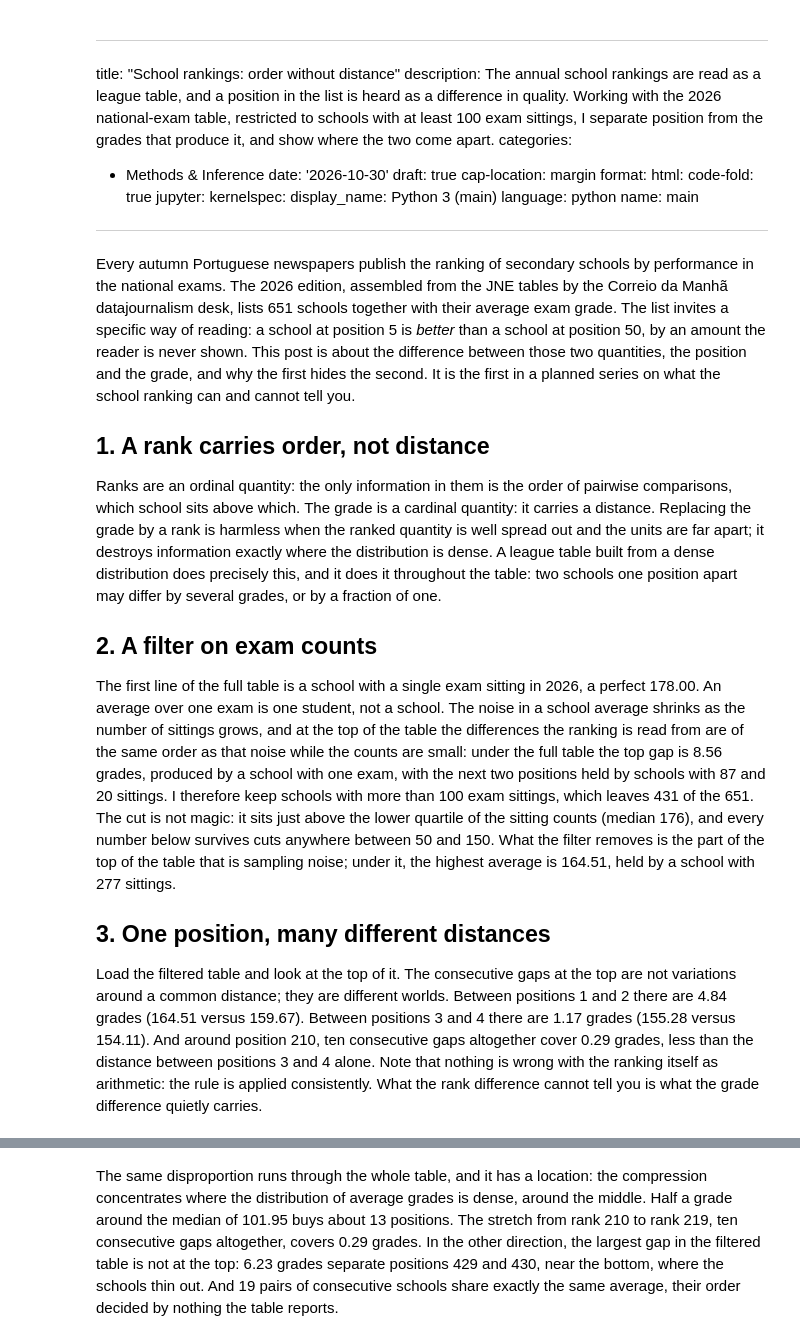
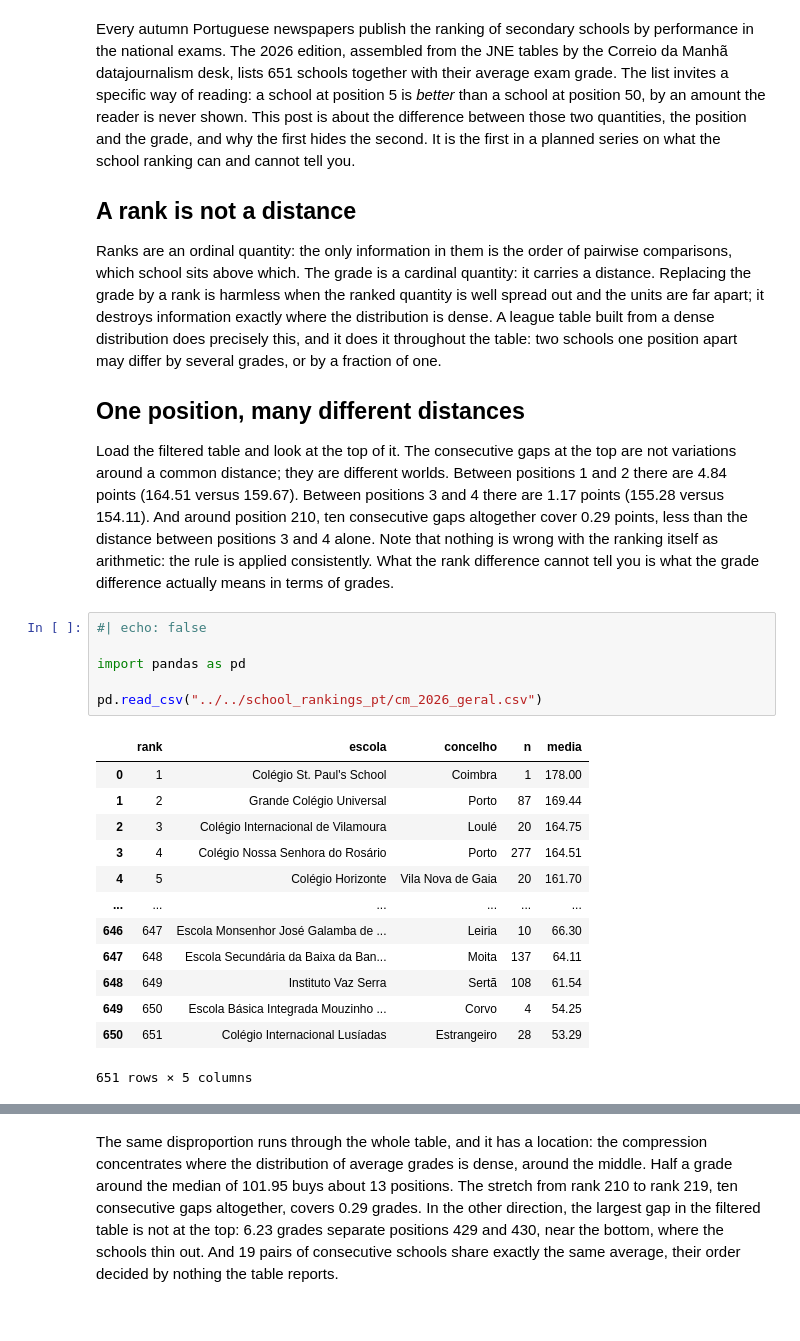
Before and after one commit to tpaixao/tpaixao.github.io, a Jupyter notebook: blog/school-rankings-rank-vs-mark.ipynb, the cells around one changed output, grey strips where cells are left out. Cells and saved outputs as stored; diff of their text form.

Commit message:
school rankings blog post posting

```diff
--- a/blog/school-rankings-rank-vs-mark.ipynb
+++ b/blog/school-rankings-rank-vs-mark.ipynb
@@ -1,34 +19,31 @@
 # %% [markdown]
----
-title: "School rankings: order without distance"
-description: The annual school rankings are read as a league table, and a position in the list is heard as a difference in quality. Working with the 2026 national-exam table, restricted to schools with at least 100 exam sittings, I separate position from the grades that produce it, and show where the two come apart.
-categories:
-- Methods & Inference
-date: '2026-10-30'
-draft: true
-cap-location: margin
-format:
-  html:
-    code-fold: true
-jupyter:
-  kernelspec:
-    display_name: Python 3 (main)
-    language: python
-    name: main
----
-
-
 Every autumn Portuguese newspapers publish the ranking of secondary schools by performance in the national exams. The 2026 edition, assembled from the JNE tables by the Correio da Manhã datajournalism desk, lists 651 schools together with their average exam grade. The list invites a specific way of reading: a school at position 5 is *better* than a school at position 50, by an amount the reader is never shown. This post is about the difference between those two quantities, the position and the grade, and why the first hides the second. It is the first in a planned series on what the school ranking can and cannot tell you.
 
-## 1. A rank carries order, not distance
+## A rank is not a distance
 
 Ranks are an ordinal quantity: the only information in them is the order of pairwise comparisons, which school sits above which. The grade is a cardinal quantity: it carries a distance. Replacing the grade by a rank is harmless when the ranked quantity is well spread out and the units are far apart; it destroys information exactly where the distribution is dense. A league table built from a dense distribution does precisely this, and it does it throughout the table: two schools one position apart may differ by several grades, or by a fraction of one.
 
-## 2. A filter on exam counts
+## One position, many different distances
 
-The first line of the full table is a school with a single exam sitting in 2026, a perfect 178.00. An average over one exam is one student, not a school. The noise in a school average shrinks as the number of sittings grows, and at the top of the table the differences the ranking is read from are of the same order as that noise while the counts are small: under the full table the top gap is 8.56 grades, produced by a school with one exam, with the next two positions held by schools with 87 and 20 sittings. I therefore keep schools with more than 100 exam sittings, which leaves 431 of the 651. The cut is not magic: it sits just above the lower quartile of the sitting counts (median 176), and every number below survives cuts anywhere between 50 and 150. What the filter removes is the part of the top of the table that is sampling noise; under it, the highest average is 164.51, held by a school with 277 sittings.
-
-## 3. One position, many different distances
-
-Load the filtered table and look at the top of it. The consecutive gaps at the top are not variations around a common distance; they are different worlds. Between positions 1 and 2 there are 4.84 grades (164.51 versus 159.67). Between positions 3 and 4 there are 1.17 grades (155.28 versus 154.11). And around position 210, ten consecutive gaps altogether cover 0.29 grades, less than the distance between positions 3 and 4 alone. Note that nothing is wrong with the ranking itself as arithmetic: the rule is applied consistently. What the rank difference cannot tell you is what the grade difference quietly carries.
+Load the filtered table and look at the top of it. The consecutive gaps at the top are not variations around a common distance; they are different worlds. Between positions 1 and 2 there are 4.84 points (164.51 versus 159.67). Between positions 3 and 4 there are 1.17 points (155.28 versus 154.11). And around position 210, ten consecutive gaps altogether cover 0.29 points, less than the distance between positions 3 and 4 alone. Note that nothing is wrong with the ranking itself as arithmetic: the rule is applied consistently. What the rank difference cannot tell you is what the grade difference actually means in terms of grades.
+# %%
+#| echo: false
+
+import pandas as pd
+
+pd.read_csv("../../school_rankings_pt/cm_2026_geral.csv")
+# %% [output]
+|  | rank | escola | concelho | n | media |
+| 0 | 1 | Colégio St. Paul's School | Coimbra | 1 | 178.00 |
+| 1 | 2 | Grande Colégio Universal | Porto | 87 | 169.44 |
+| 2 | 3 | Colégio Internacional de Vilamoura | Loulé | 20 | 164.75 |
+| 3 | 4 | Colégio Nossa Senhora do Rosário | Porto | 277 | 164.51 |
+| 4 | 5 | Colégio Horizonte | Vila Nova de Gaia | 20 | 161.70 |
+| ... | ... | ... | ... | ... | ... |
+| 646 | 647 | Escola Monsenhor José Galamba de ... | Leiria | 10 | 66.30 |
+| 647 | 648 | Escola Secundária da Baixa da Ban... | Moita | 137 | 64.11 |
+| 648 | 649 | Instituto Vaz Serra | Sertã | 108 | 61.54 |
+| 649 | 650 | Escola Básica Integrada Mouzinho ... | Corvo | 4 | 54.25 |
+| 650 | 651 | Colégio Internacional Lusíadas | Estrangeiro | 28 | 53.29 |
+651 rows × 5 columns
 # %%
```
Also changed, not shown: parts of 4 cells of this notebook.
